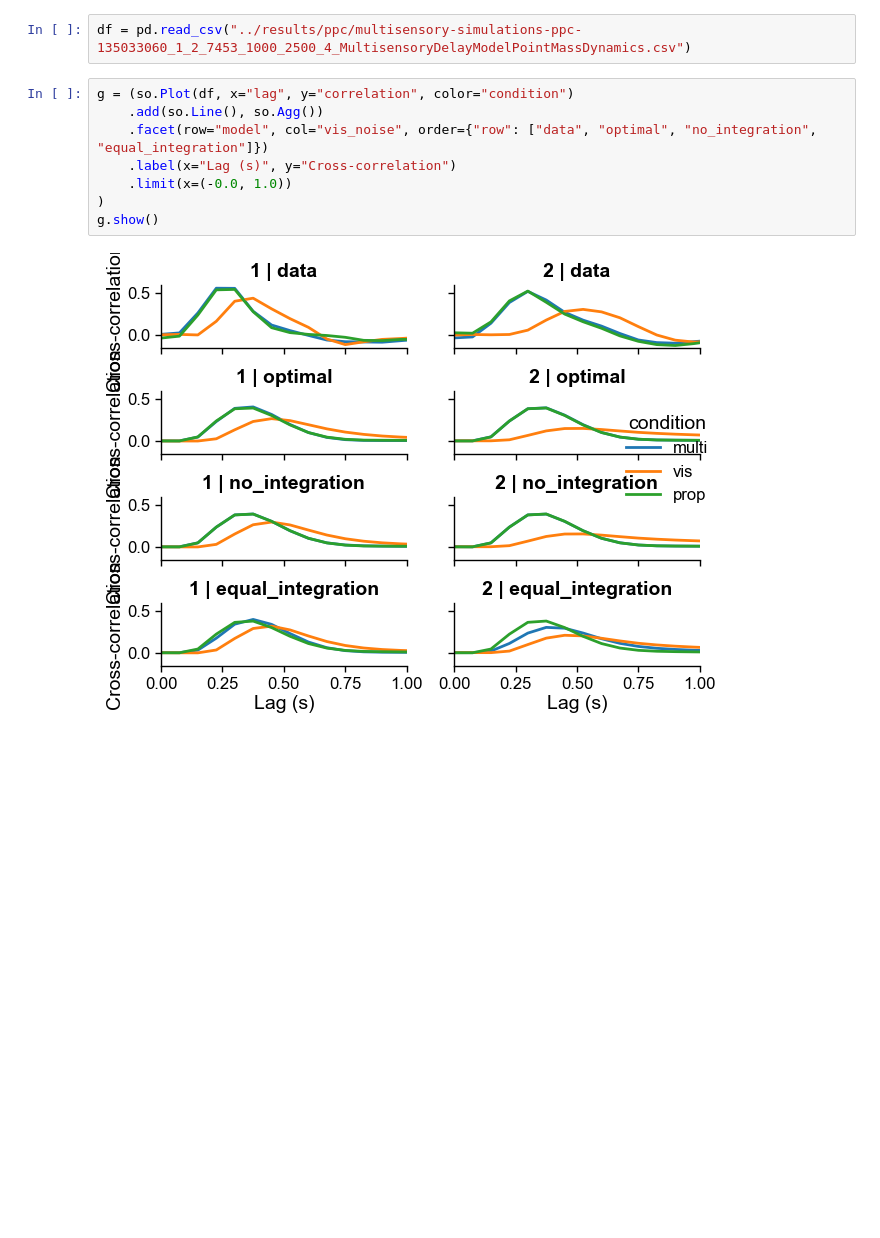
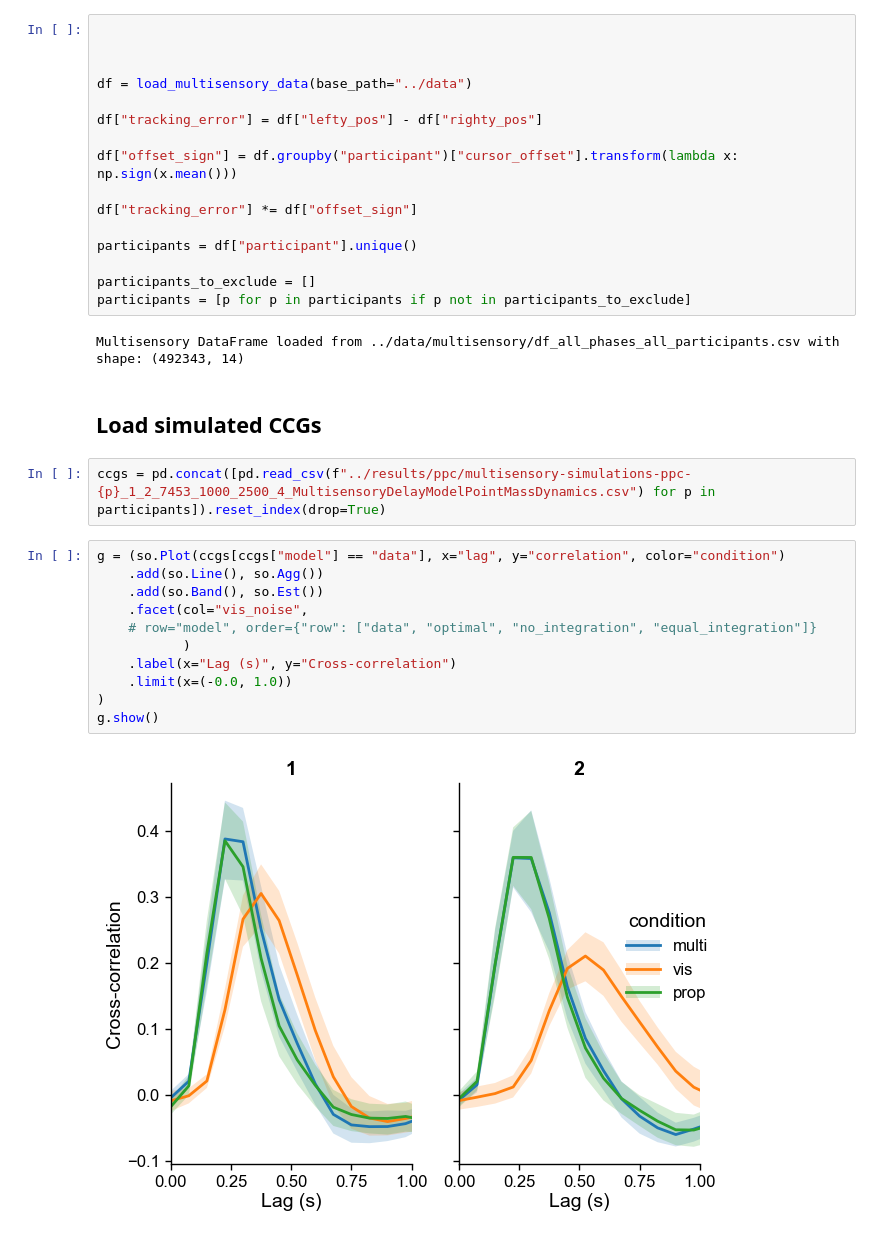
Before and after one commit to dominikstrb/cpp-proprioception, a Jupyter notebook: notebooks/DataAnalysis.ipynb, the cells around one changed output. Drawn from its saved outputs; the diff is of its cells as text; blank space fills up the shorter version.

Commit message:
Work on plots

```diff
--- a/notebooks/DataAnalysis.ipynb
+++ b/notebooks/DataAnalysis.ipynb
@@ -12,12 +17,35 @@ so.Plot.config.theme.update(theme)
+# %%
+
+
+
+df = load_multisensory_data(base_path="../data")
+
+df["tracking_error"] = df["lefty_pos"] - df["righty_pos"]
+
+df["offset_sign"] = df.groupby("participant")["cursor_offset"].transform(lambda x: np.sign(x.mean()))
+
+df["tracking_error"] *= df["offset_sign"]
+
+participants = df["participant"].unique()
+
+participants_to_exclude = []
+participants = [p for p in participants if p not in participants_to_exclude]
+# %% [output]
+Multisensory DataFrame loaded from ../data/multisensory/df_all_phases_all_participants.csv with shape: (492343, 14)
+# %% [markdown]
+## Load simulated CCGs
 # %%
-df = pd.read_csv("../results/ppc/multisensory-simulations-ppc-135033060_1_2_7453_1000_2500_4_MultisensoryDelayModelPointMassDynamics.csv")
+ccgs = pd.concat([pd.read_csv(f"../results/ppc/multisensory-simulations-ppc-{p}_1_2_7453_1000_2500_4_MultisensoryDelayModelPointMassDynamics.csv") for p in participants]).reset_index(drop=True)
 # %%
-g = (so.Plot(df, x="lag", y="correlation", color="condition")
+g = (so.Plot(ccgs[ccgs["model"] == "data"], x="lag", y="correlation", color="condition")
     .add(so.Line(), so.Agg())
-    .facet(row="model", col="vis_noise", order={"row": ["data", "optimal", "no_integration", "equal_integration"]})
+    .add(so.Band(), so.Est())
+    .facet(col="vis_noise",
+    # row="model", order={"row": ["data", "optimal", "no_integration", "equal_integration"]}
+           )
     .label(x="Lag (s)", y="Cross-correlation")
     .limit(x=(-0.0, 1.0))
 )
 g.show()
 # %% [output]
-[figure, old version]
+[figure, new version]
```
Also changed, not shown: parts of 9 cells of this notebook, 2 other files.
